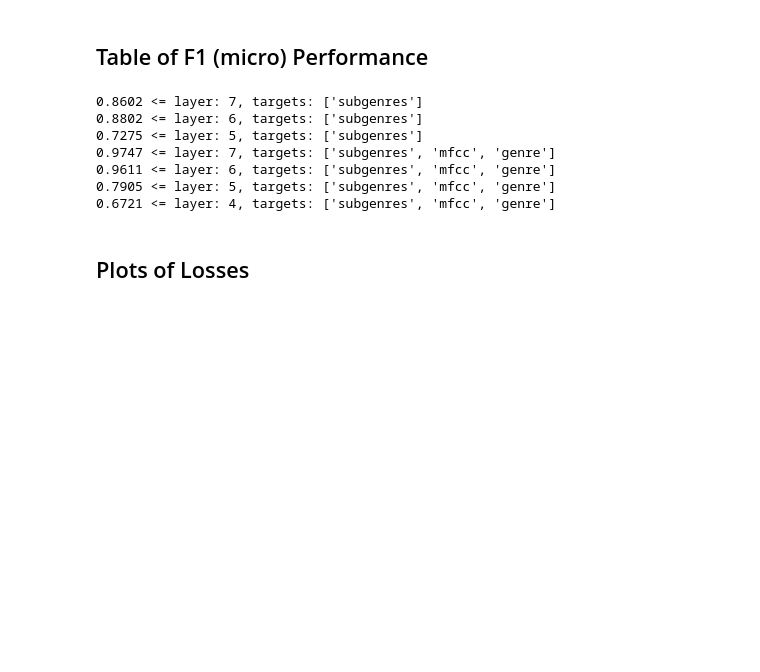
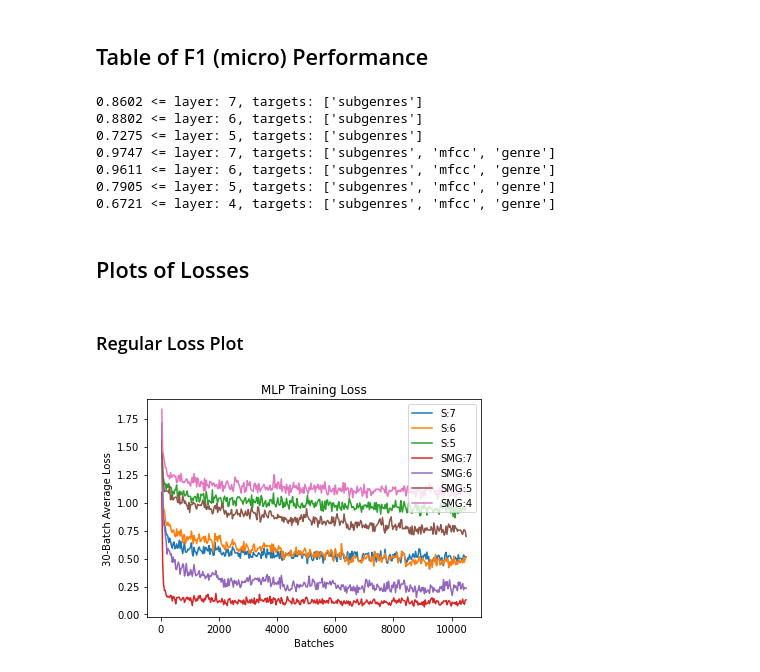
Before and after one commit to mmwebster/variable-transfer-genre, a Jupyter notebook: src/analyze_models.ipynb, the cells around one changed output. Saved outputs shown, nothing was run; the diff lists cells and outputs as text; code cells hidden in the pictures; blank space fills up the shorter version.

Commit message:
Cleaned up smooth loss plotting

```diff
--- a/src/analyze_models.ipynb
+++ b/src/analyze_models.ipynb
@@ -47,0 +51,18 @@ for idx, f1 in enumerate(mlp_f1s):
+# %% [markdown]
+### Regular Loss Plot
+# %%
+# regular plot
+plt.figure()
+plt.title("MLP Training Loss")
+for idx, mlp_loss_history in enumerate(mlp_loss_histories):
+    label = f"{abbrev_targets(mlp_models[idx]['targets'])}:{mlp_models[idx]['layer']}"
+    plt.plot((np.arange(len(mlp_loss_history))+1)*batch_set_size, mlp_loss_history, label=label)
+plt.ylabel(f"{batch_set_size}-Batch Average Loss")
+plt.xlabel("Batches")
+plt.legend()
+plt.savefig(os.path.join(save_plots_path, f"MLP-training-losses.png"))
+
+
+plt.show()
+# %% [output]
+[figure, added]
```
Also changed, not shown: parts of 3 cells of this notebook.
